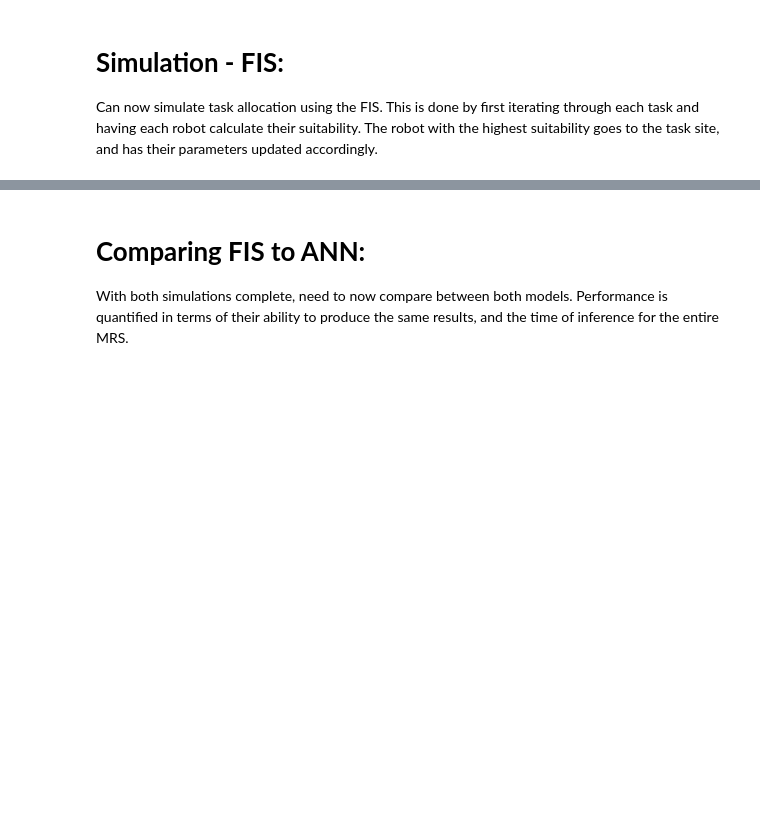
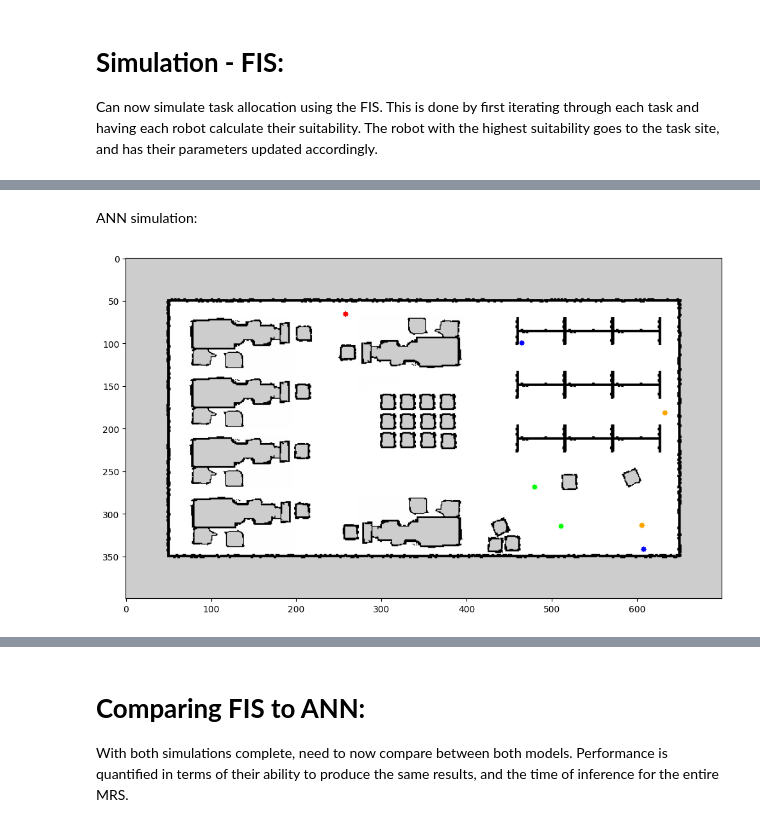
Before and after one commit to TME-6015-Programming-Project/main, a Jupyter notebook: FIS_and_Downstream/TME6015_Downstream.ipynb, the cells around one changed output, grey strips where cells are left out. Saved outputs shown, nothing was run; the diff lists cells and outputs as text; code cells hidden in the pictures; blank space fills up the shorter version.

```diff
--- a/FIS_and_Downstream/TME6015_Downstream.ipynb
+++ b/FIS_and_Downstream/TME6015_Downstream.ipynb
@@ -355,3 +353,5 @@ Simulation using ANN:
+# %% [markdown]
+ANN simulation:
 # %%
 # allocation simulation - FIS:
 
@@ -365,7 +365,7 @@ for task in tasks.values():
     clear_output(wait=True)
     fig = plt.figure(figsize = (12,10))
     plt.imshow(combined_image)
-    plt.pause(1)
+    plt.pause(0.5)
 
     start_time = time.time()
     for id, robot in robots.items():
@@ -383,42 +383,44 @@ for task in tasks.values():
 
         # update the robots planned travel distance:
         robot.distance_to_task = round((dist*0.05), 3)
 
         # need to get capability match:
         robot.cap_match = 1 if task.requirement == robot.capability else 0
 
+        # form input vector for ANN:
+
+        input = np.array([robot.load_history, robot.distance_to_task, robot.travel_history, robot.cap_match]).reshape(1, 4)
+
         # use ANN to get suitability:
-        """
 
-        PUT THE GOT DANG ANN HERE
-
-        """
-        # print(robot.suitability)
-
-        # get ID of highest suitability robot:
-
-        best_robot_id = max(robots, key=lambda robot_id: robots[robot_id].suitability)
+        robot.suitability = loaded_model.predict(input)
 
     elapsed = time.time() - start_time
+
+    # get ID of highest suitability robot:
+    best_robot_id = max(robots, key=lambda robot_id: robots[robot_id].suitability)
+
     # draw with planned path:
     clear_output(wait=True)
     fig = plt.figure(figsize = (12,10))
     plt.imshow(combined_image)
-    plt.pause(1)
+    plt.pause(0.5)
 
     # best robot goes to task site, update their parameters accordingly:
     best_robot = robots[best_robot_id]
     best_robot.load_history += 1
     best_robot.position = task.position
     best_robot.travel_history = robot.distance_to_task
 
-    ann_allocations.append((best_robot.id, round(elapsed,2)))
+    ann_allocations.append((f"Robot {best_robot.id}", round(elapsed,2), round(float(best_robot.suitability),2)))
 
     # draw after allocation:
     task.position = (0,0)
     combined_image = draw_circles_on_image(image_rgb.copy(),task)
 
     clear_output(wait=True)
     fig = plt.figure(figsize = (12,10))
     plt.imshow(combined_image)
-    plt.pause(1)
+    plt.pause(0.5)
+# %% [output]
+[figure, added]
```
Also changed, not shown: parts of 15 cells of this notebook, 3 other files.
